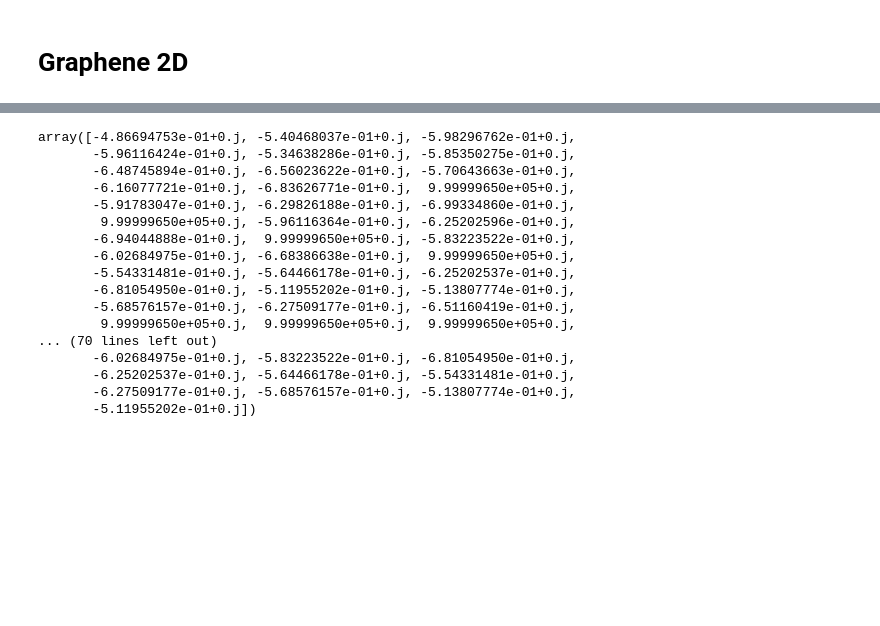
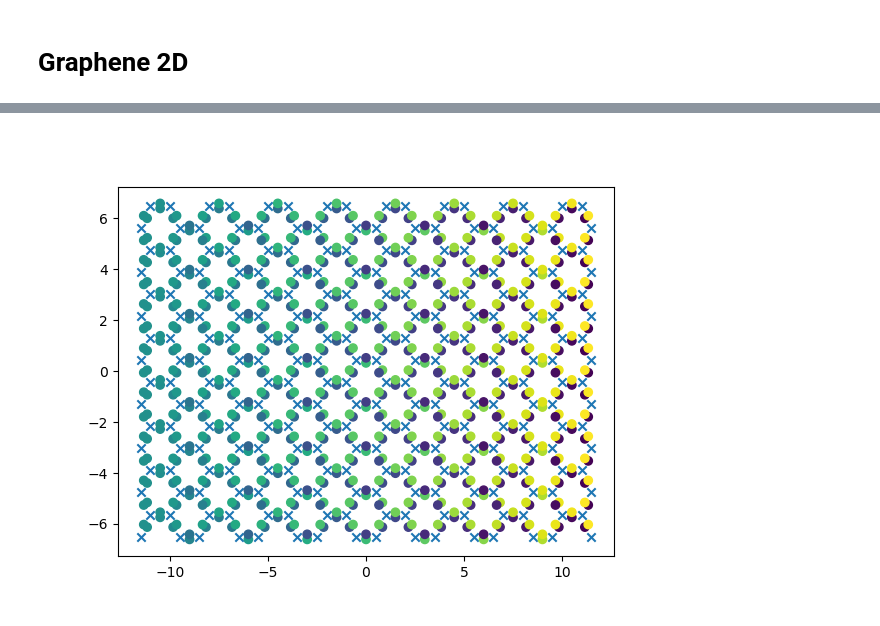
Before and after one commit to yzhaoo/qtcipy, a Jupyter notebook: src/qtcipy/try.ipynb, the cells around one changed output, grey strips where cells are left out. Saved outputs shown, nothing was run; the diff lists cells and outputs as text; code cells hidden in the pictures; blank space fills up the shorter version.

```diff
--- a/src/qtcipy/try.ipynb
+++ b/src/qtcipy/try.ipynb
@@ -167,3 +246,10 @@ H = hamiltonians.honeycomb_mag(3,0.01, periodic=False)
+# %%
+plt.figure()
+plt.scatter(H.R[:,0],H.R[:,1],marker='x')
+plt.scatter(Hhop[:,0],Hhop[:,1],c=np.imag(Hcoo.data))
+plt.show()
+# %% [output]
+[figure, added]
 # %%
 def potential(Vb,x,alpha=0.0027,L=20,V0=-0.35,dis=0):
     x0 = np.sqrt(np.abs(V0 - Vb)) * np.sqrt(1/alpha)
@@ -178,22 +264,3 @@ def onsite(x):
 H.add_onsite(onsite)
 # %%
 Hcoo=coo_matrix(H.H.copy())
-np.diag(Hcoo.toarray())
-# %% [output]
-array([-4.86694753e-01+0.j, -5.40468037e-01+0.j, -5.98296762e-01+0.j,
-       -5.96116424e-01+0.j, -5.34638286e-01+0.j, -5.85350275e-01+0.j,
-       -6.48745894e-01+0.j, -6.56023622e-01+0.j, -5.70643663e-01+0.j,
-       -6.16077721e-01+0.j, -6.83626771e-01+0.j,  9.99999650e+05+0.j,
-       -5.91783047e-01+0.j, -6.29826188e-01+0.j, -6.99334860e-01+0.j,
-        9.99999650e+05+0.j, -5.96116364e-01+0.j, -6.25202596e-01+0.j,
-       -6.94044888e-01+0.j,  9.99999650e+05+0.j, -5.83223522e-01+0.j,
-       -6.02684975e-01+0.j, -6.68386638e-01+0.j,  9.99999650e+05+0.j,
-       -5.54331481e-01+0.j, -5.64466178e-01+0.j, -6.25202537e-01+0.j,
-       -6.81054950e-01+0.j, -5.11955202e-01+0.j, -5.13807774e-01+0.j,
-       -5.68576157e-01+0.j, -6.27509177e-01+0.j, -6.51160419e-01+0.j,
-        9.99999650e+05+0.j,  9.99999650e+05+0.j,  9.99999650e+05+0.j,
-... (70 lines left out)
-       -6.02684975e-01+0.j, -5.83223522e-01+0.j, -6.81054950e-01+0.j,
-       -6.25202537e-01+0.j, -5.64466178e-01+0.j, -5.54331481e-01+0.j,
-       -6.27509177e-01+0.j, -5.68576157e-01+0.j, -5.13807774e-01+0.j,
-       -5.11955202e-01+0.j])
```
Also changed, not shown: parts of 19 cells of this notebook, 2 other files.
